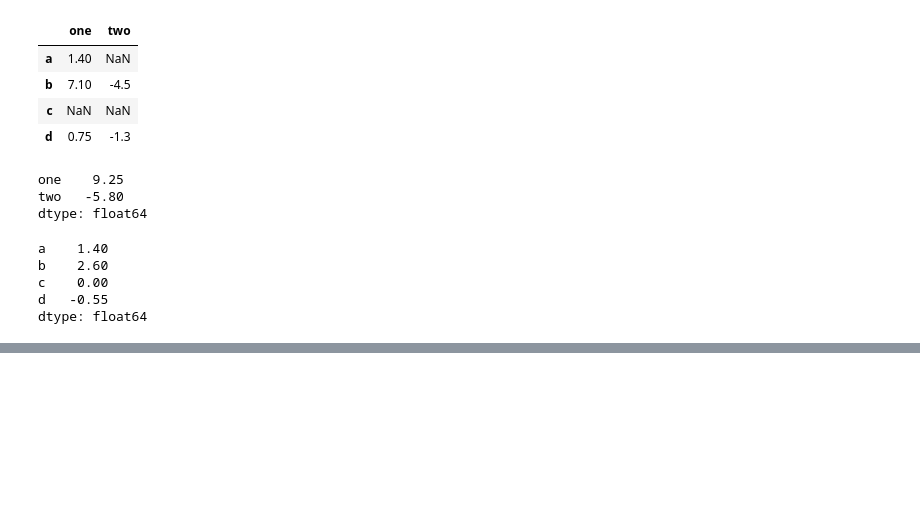
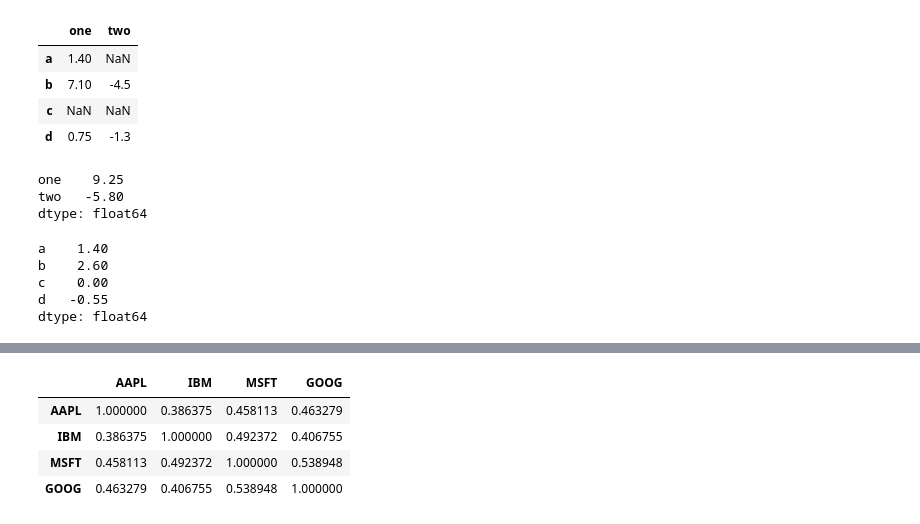
Before and after one commit to joyc/data-exam, a Jupyter notebook: pyda-2e/ch05.ipynb, the cells around one changed output, grey strips where cells are left out. Drawn from its saved outputs; the diff is of its cells as text; code cells hidden in the pictures; blank space fills up the shorter version.

```diff
--- a/pyda-2e/ch05.ipynb
+++ b/pyda-2e/ch05.ipynb
@@ -639,0 +762,8 @@ dtype: float64
+# %%
+returns.corr()
+# %% [output]
+|  | AAPL | IBM | MSFT | GOOG |
+| AAPL | 1.000000 | 0.386375 | 0.458113 | 0.463279 |
+| IBM | 0.386375 | 1.000000 | 0.492372 | 0.406755 |
+| MSFT | 0.458113 | 0.492372 | 1.000000 | 0.538948 |
+| GOOG | 0.463279 | 0.406755 | 0.538948 | 1.000000 |
```
Also changed, not shown: parts of 32 cells of this notebook.
